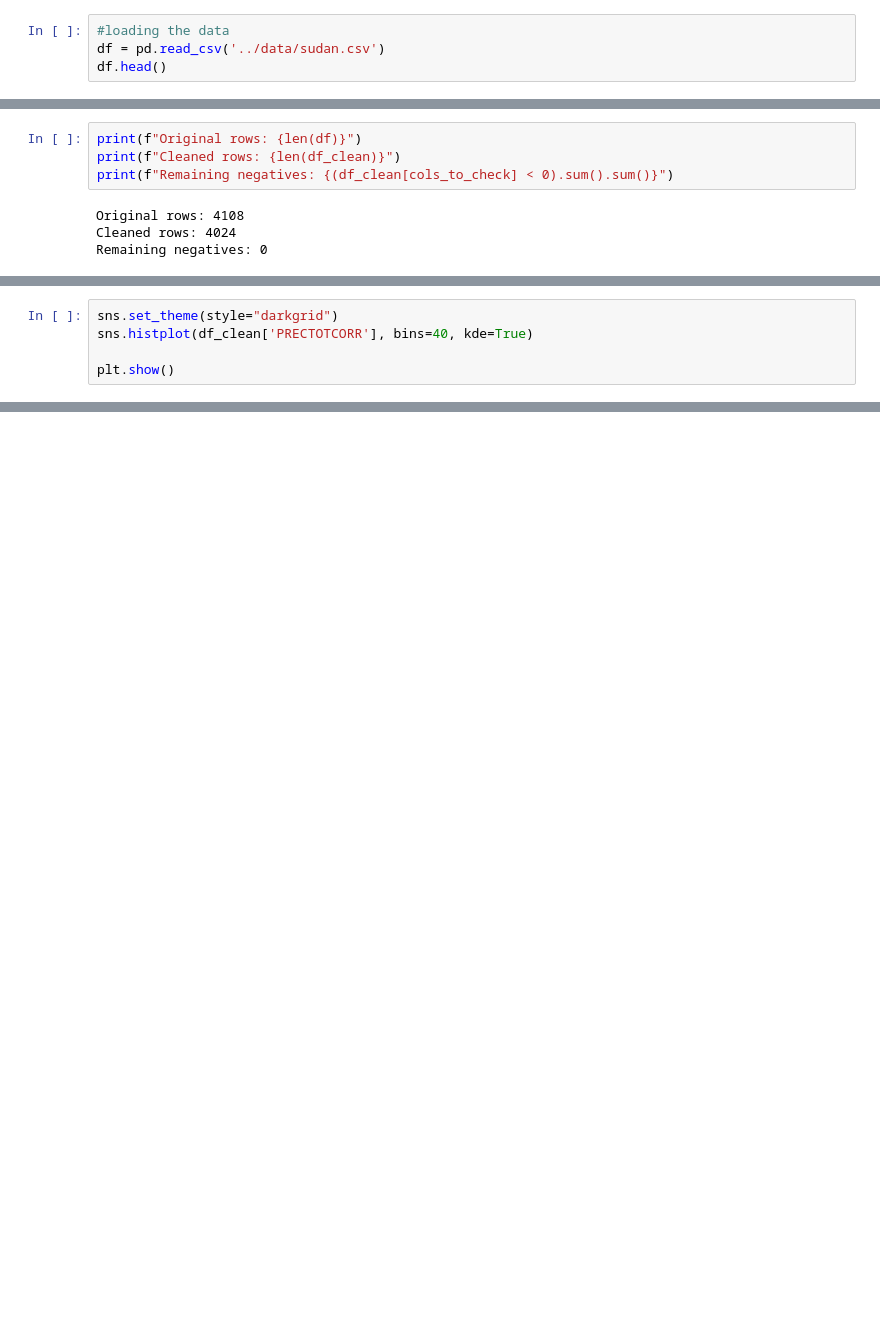
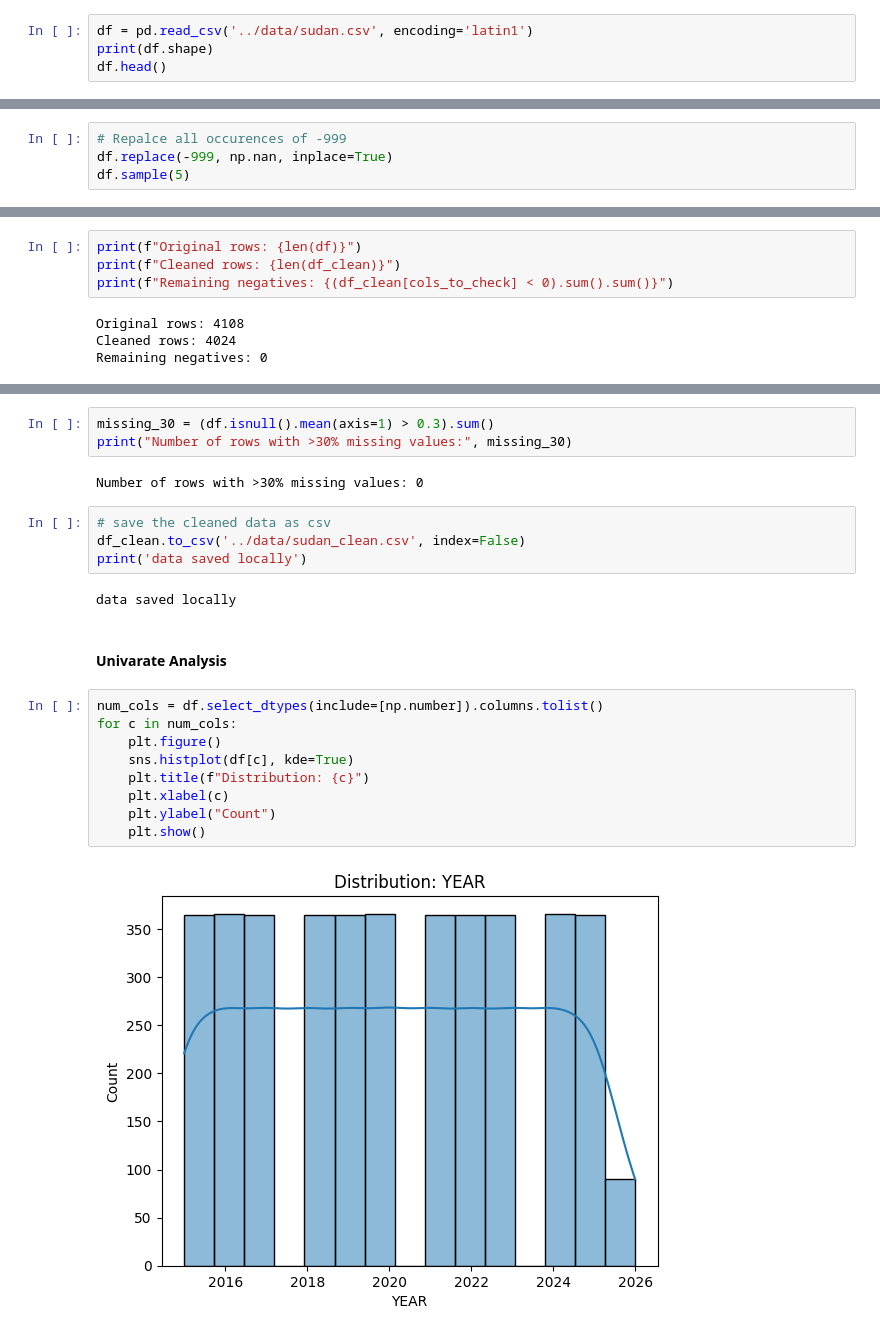
Before and after one commit to tibarekb/climate-challenge-week0, a Jupyter notebook: notebooks/sudan_eda.ipynb, the cells around one changed output, grey strips where cells are left out. Cells and saved outputs as stored; diff of their text form; blank space fills up the shorter version.

Commit message:
feat(Sudan): Added annotation and Final changes

```diff
--- a/notebooks/sudan_eda.ipynb
+++ b/notebooks/sudan_eda.ipynb
@@ -11,5 +11,5 @@ from scipy import stats
 # %%
-#loading the data
-df = pd.read_csv('../data/sudan.csv')
+df = pd.read_csv('../data/sudan.csv', encoding='latin1')
+print(df.shape)
 df.head()
 # %% [output]
@@ -34,0 +114,4 @@ df.head()
+# %%
+# Repalce all occurences of -999
+df.replace(-999, np.nan, inplace=True)
+df.sample(5)
@@ -194,5 +161,0 @@ plt.show()
-# %%
-sns.set_theme(style="darkgrid")
-sns.histplot(df_clean['PRECTOTCORR'], bins=40, kde=True)
-
-plt.show()
@@ -205,0 +170,24 @@ plt.scatter(x='T2M', y='RH2M', data=df_clean, s='PRECTOTCORR')
+# %%
+missing_30 = (df.isnull().mean(axis=1) > 0.3).sum()
+print("Number of rows with >30% missing values:", missing_30)
+# %% [output]
+Number of rows with >30% missing values: 0
+# %%
+# save the cleaned data as csv
+df_clean.to_csv('../data/sudan_clean.csv', index=False)
+print('data saved locally')
+# %% [output]
+data saved locally
+# %% [markdown]
+#### Univarate Analysis
+# %%
+num_cols = df.select_dtypes(include=[np.number]).columns.tolist()
+for c in num_cols:
+    plt.figure()
+    sns.histplot(df[c], kde=True)
+    plt.title(f"Distribution: {c}")
+    plt.xlabel(c)
+    plt.ylabel("Count")
+    plt.show()
+# %% [output]
+[figure, added]
```
Also changed, not shown: parts of 65 cells of this notebook.
